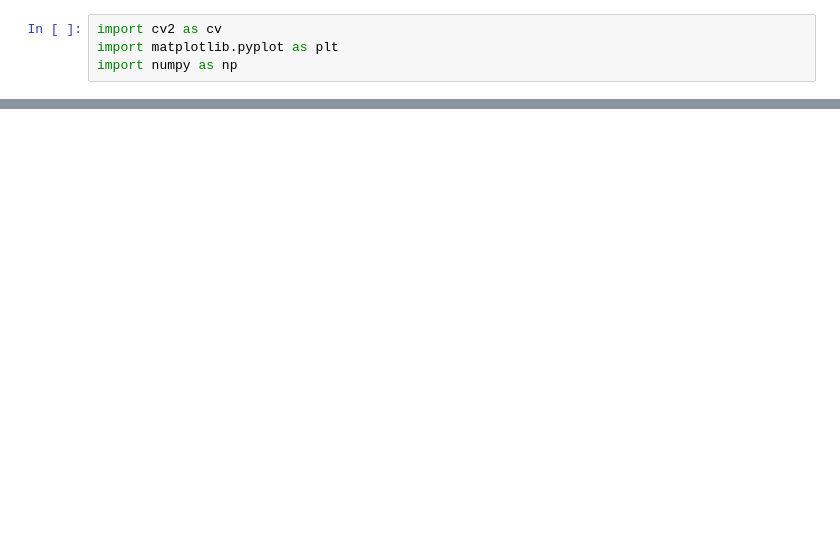
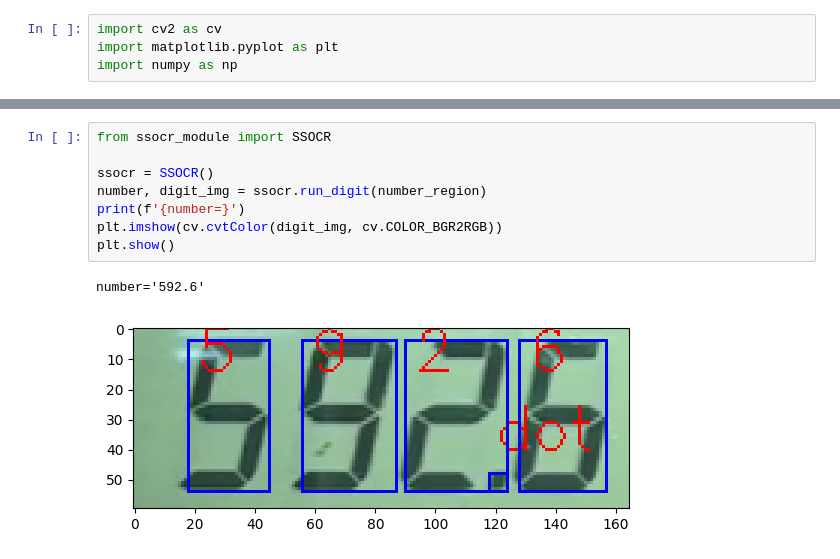
Before and after one commit to NgShienMing/lcr-reading, a Jupyter notebook: playground.ipynb, the cells around one changed output, grey strips where cells are left out. Drawn from its saved outputs; the diff is of its cells as text; blank space fills up the shorter version.

```diff
--- a/playground.ipynb
+++ b/playground.ipynb
@@ -104,0 +103,11 @@ u
+# %%
+from ssocr_module import SSOCR
+
+ssocr = SSOCR()
+number, digit_img = ssocr.run_digit(number_region)
+print(f'{number=}')
+plt.imshow(cv.cvtColor(digit_img, cv.COLOR_BGR2RGB))
+plt.show()
+# %% [output]
+number='592.6'
+[figure, added]
```
Also changed, not shown: parts of 7 cells of this notebook, 1 other file.
